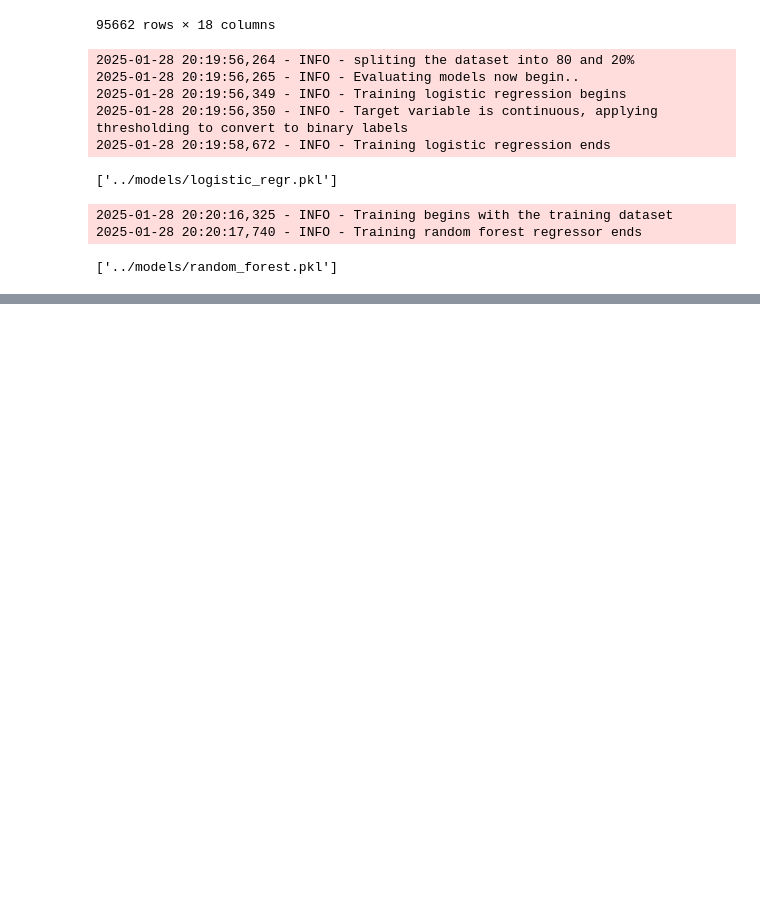
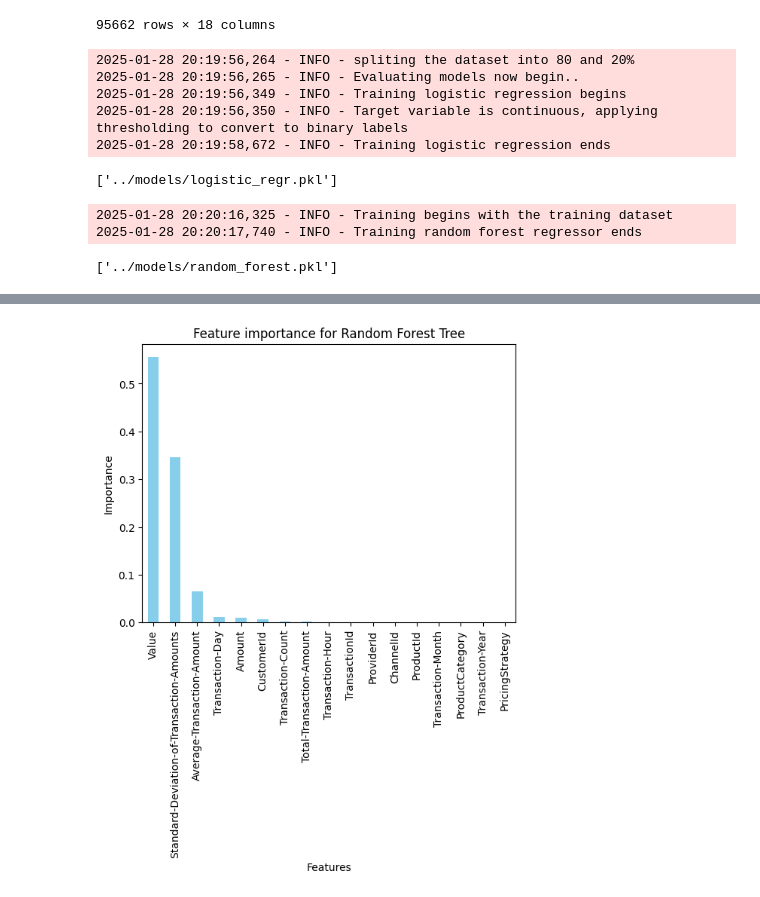
Before and after one commit to Tesfahun03/Credit-score-Modelling, a Jupyter notebook: notebooks/ml_model.ipynb, the cells around one changed output, grey strips where cells are left out. Cells and saved outputs as stored; diff of their text form; code cells hidden in the pictures; blank space fills up the shorter version.

```diff
--- a/notebooks/ml_model.ipynb
+++ b/notebooks/ml_model.ipynb
@@ -109,0 +163,17 @@ joblib.dump(random_forest, '../models/random_forest.pkl')
+# %%
+def plot_feature_importance(model, feature_names, model_name):
+    feature_importance =pd.DataFrame(model.feature_importances_, index = feature_names, columns = ["Importance"])
+    feature_importance = feature_importance.sort_values(by = "Importance", ascending=False)
+
+    plt.Figure(figsize=(20,36))
+    feature_importance.plot(kind='bar', legend=False, color = 'skyblue')
+    plt.title(f'Feature importance for {model_name}')
+    plt.xlabel('Features')
+    plt.ylabel('Importance')
+    plt.xticks(rotation = 90)
+    plt.show()
+
+
+plot_feature_importance(random_forest, x_train.columns, "Random Forest Tree")
+# %% [output]
+[figure, added]
```
Also changed, not shown: parts of 3 cells of this notebook, 2 other files.
